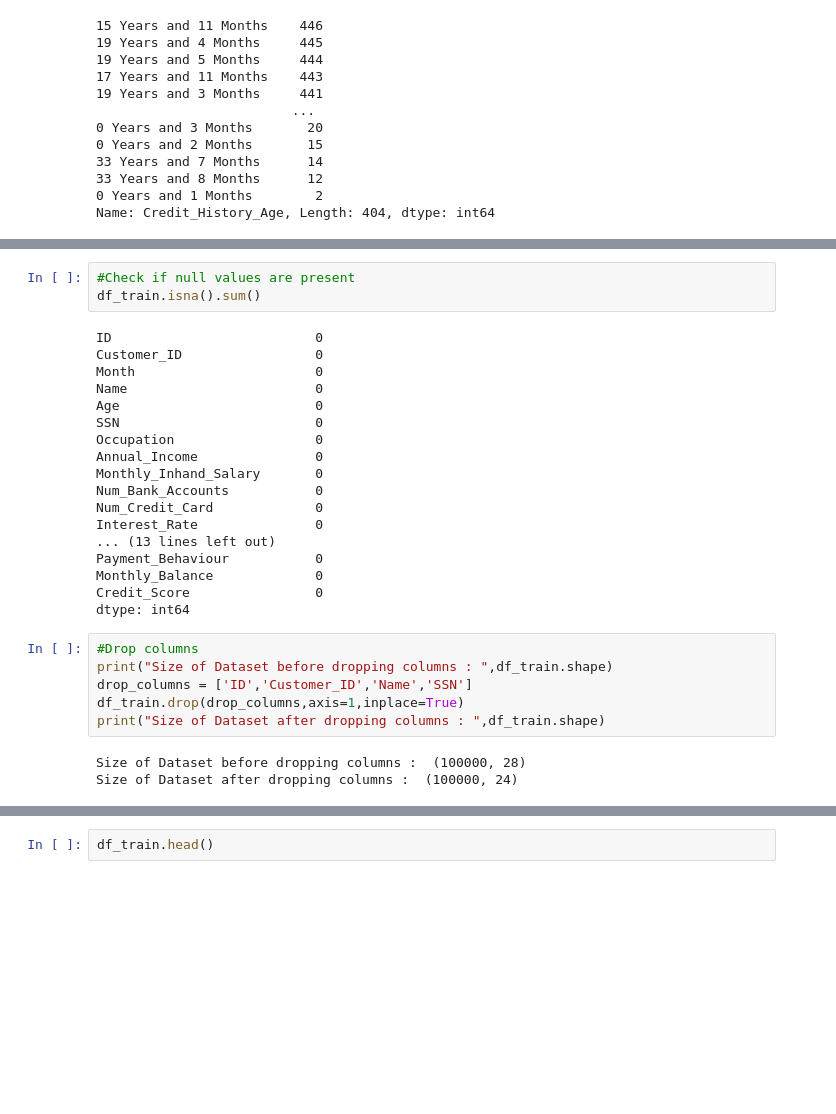
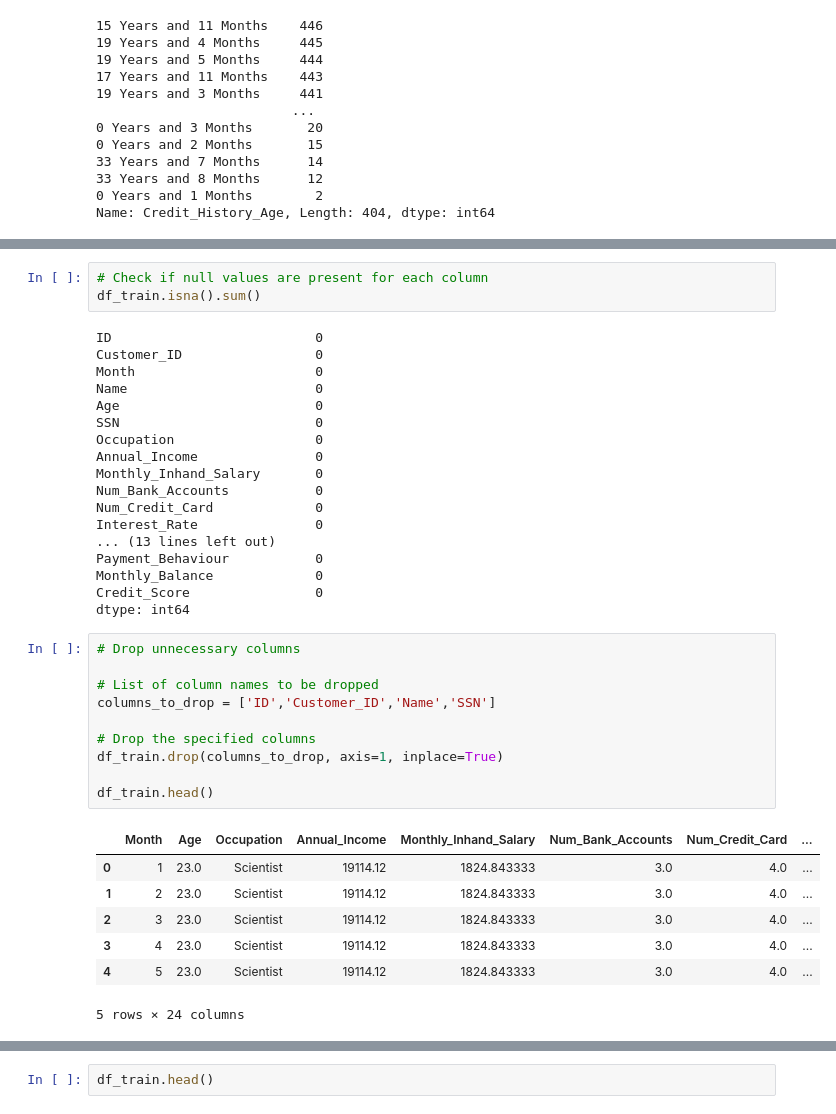
Before and after one commit to rshaker101/credit_score_classification, a Jupyter notebook: Credit_Score_Classification.ipynb, the cells around one changed output, grey strips where cells are left out. Cells and saved outputs as stored; diff of their text form; blank space fills up the shorter version.

```diff
--- a/Credit_Score_Classification.ipynb
+++ b/Credit_Score_Classification.ipynb
@@ -1318,5 +1076,5 @@ Number of Loan Distribution
 # %%
-#Check if null values are present
+# Check if null values are present for each column
 df_train.isna().sum()
 # %% [output]
 ID                          0
@@ -1337,11 +1095,20 @@ Monthly_Balance             0
 Credit_Score                0
 dtype: int64
 # %%
-#Drop columns
-print("Size of Dataset before dropping columns : ",df_train.shape)
-drop_columns = ['ID','Customer_ID','Name','SSN']
-df_train.drop(drop_columns,axis=1,inplace=True)
-print("Size of Dataset after dropping columns : ",df_train.shape)
+# Drop unnecessary columns
+
+# List of column names to be dropped
+columns_to_drop = ['ID','Customer_ID','Name','SSN']
+
+# Drop the specified columns
+df_train.drop(columns_to_drop, axis=1, inplace=True)
+
+df_train.head()
 # %% [output]
+|  | Month | Age | Occupation | Annual_Income | Monthly_Inhand_Salary | Num_Bank_Accounts | Num_Credit_Card | ... |
+| 0 | 1 | 23.0 | Scientist | 19114.12 | 1824.843333 | 3.0 | 4.0 | ... |
+| 1 | 2 | 23.0 | Scientist | 19114.12 | 1824.843333 | 3.0 | 4.0 | ... |
+| 2 | 3 | 23.0 | Scientist | 19114.12 | 1824.843333 | 3.0 | 4.0 | ... |
+| 3 | 4 | 23.0 | Scientist | 19114.12 | 1824.843333 | 3.0 | 4.0 | ... |
+| 4 | 5 | 23.0 | Scientist | 19114.12 | 1824.843333 | 3.0 | 4.0 | ... |
-Size of Dataset before dropping columns :  (100000, 28)
-Size of Dataset after dropping columns :  (100000, 24)
+5 rows × 24 columns
```
Also changed, not shown: parts of 104 cells of this notebook.
